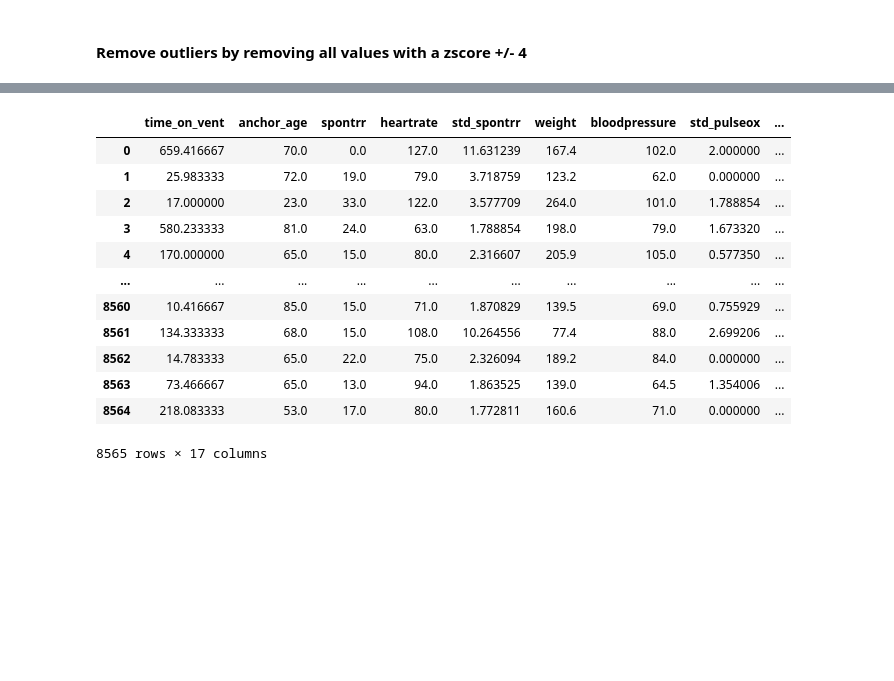
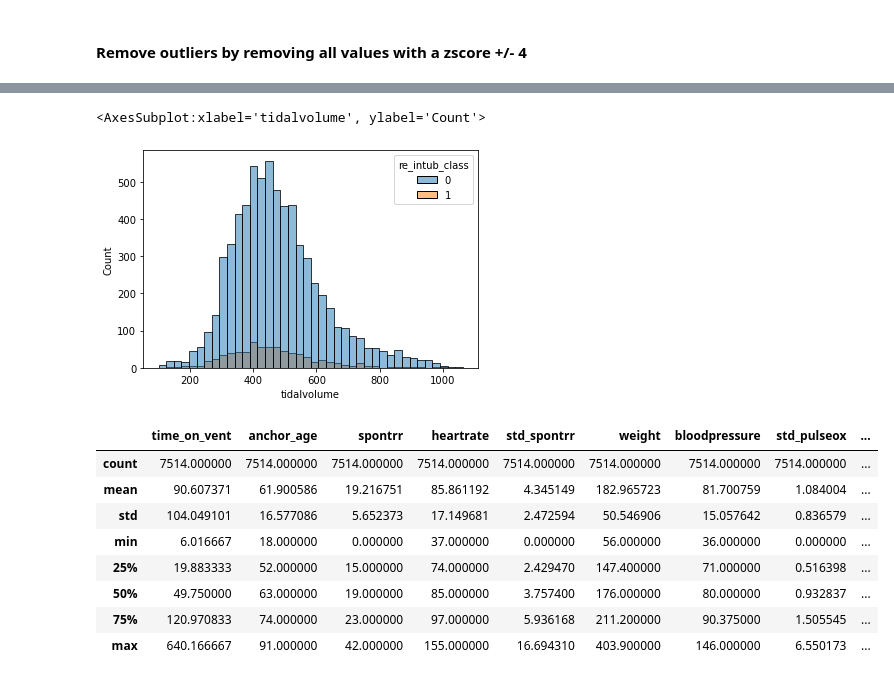
Before and after one commit to anne717/ventilator-insight, a Jupyter notebook: notebooks/06EDA.ipynb, the cells around one changed output, grey strips where cells are left out. Saved outputs shown, nothing was run; the diff lists cells and outputs as text; code cells hidden in the pictures; blank space fills up the shorter version.

Commit message:
cleaned data by removing flase weight/tidal volume inputs (well beyond human range) and removed surgical same day admissions from dataset and ran through 06 and 07 scripts

```diff
--- a/notebooks/06EDA.ipynb
+++ b/notebooks/06EDA.ipynb
@@ -203,3 +168,6 @@ df_categorical = df_features.copy()
 df_categorical = df_features[['re_intub_class','gender','admission_type']]
 # %%
 df_to_model = pd.merge(left = df_continuous, right=df_categorical, how = 'inner',left_index = True, right_index = True)
+# %%
+df_to_model.reset_index(inplace=True)
+df_to_model.drop('index',axis=1,inplace=True)
@@ -206,16 +186,17 @@ df_to_model = pd.merge(left = df_continuous, right=df_categorical, how = 'inner'
+# %%
+sns.histplot(df_to_model, x = 'tidalvolume', hue = 're_intub_class', bins = 40)
+# %% [output]
+<AxesSubplot:xlabel='tidalvolume', ylabel='Count'>
+[figure, added]
 # %%
-df_to_model
+df_to_model.describe()
 # %% [output]
 |  | time_on_vent | anchor_age | spontrr | heartrate | std_spontrr | weight | bloodpressure | std_pulseox | ... |
-| 0 | 659.416667 | 70.0 | 0.0 | 127.0 | 11.631239 | 167.4 | 102.0 | 2.000000 | ... |
-| 1 | 25.983333 | 72.0 | 19.0 | 79.0 | 3.718759 | 123.2 | 62.0 | 0.000000 | ... |
-| 2 | 17.000000 | 23.0 | 33.0 | 122.0 | 3.577709 | 264.0 | 101.0 | 1.788854 | ... |
-| 3 | 580.233333 | 81.0 | 24.0 | 63.0 | 1.788854 | 198.0 | 79.0 | 1.673320 | ... |
-| 4 | 170.000000 | 65.0 | 15.0 | 80.0 | 2.316607 | 205.9 | 105.0 | 0.577350 | ... |
-| ... | ... | ... | ... | ... | ... | ... | ... | ... | ... |
-| 8560 | 10.416667 | 85.0 | 15.0 | 71.0 | 1.870829 | 139.5 | 69.0 | 0.755929 | ... |
-| 8561 | 134.333333 | 68.0 | 15.0 | 108.0 | 10.264556 | 77.4 | 88.0 | 2.699206 | ... |
-| 8562 | 14.783333 | 65.0 | 22.0 | 75.0 | 2.326094 | 189.2 | 84.0 | 0.000000 | ... |
-| 8563 | 73.466667 | 65.0 | 13.0 | 94.0 | 1.863525 | 139.0 | 64.5 | 1.354006 | ... |
-| 8564 | 218.083333 | 53.0 | 17.0 | 80.0 | 1.772811 | 160.6 | 71.0 | 0.000000 | ... |
+| count | 7514.000000 | 7514.000000 | 7514.000000 | 7514.000000 | 7514.000000 | 7514.000000 | 7514.000000 | 7514.000000 | ... |
+| mean | 90.607371 | 61.900586 | 19.216751 | 85.861192 | 4.345149 | 182.965723 | 81.700759 | 1.084004 | ... |
+| std | 104.049101 | 16.577086 | 5.652373 | 17.149681 | 2.472594 | 50.546906 | 15.057642 | 0.836579 | ... |
+| min | 6.016667 | 18.000000 | 0.000000 | 37.000000 | 0.000000 | 56.000000 | 36.000000 | 0.000000 | ... |
+| 25% | 19.883333 | 52.000000 | 15.000000 | 74.000000 | 2.429470 | 147.400000 | 71.000000 | 0.516398 | ... |
+| 50% | 49.750000 | 63.000000 | 19.000000 | 85.000000 | 3.757400 | 176.000000 | 80.000000 | 0.932837 | ... |
+| 75% | 120.970833 | 74.000000 | 23.000000 | 97.000000 | 5.936168 | 211.200000 | 90.375000 | 1.505545 | ... |
+| max | 640.166667 | 91.000000 | 42.000000 | 155.000000 | 16.694310 | 403.900000 | 146.000000 | 6.550173 | ... |
-8565 rows × 17 columns
```
Also changed, not shown: parts of 18 cells of this notebook, 1 other file.
